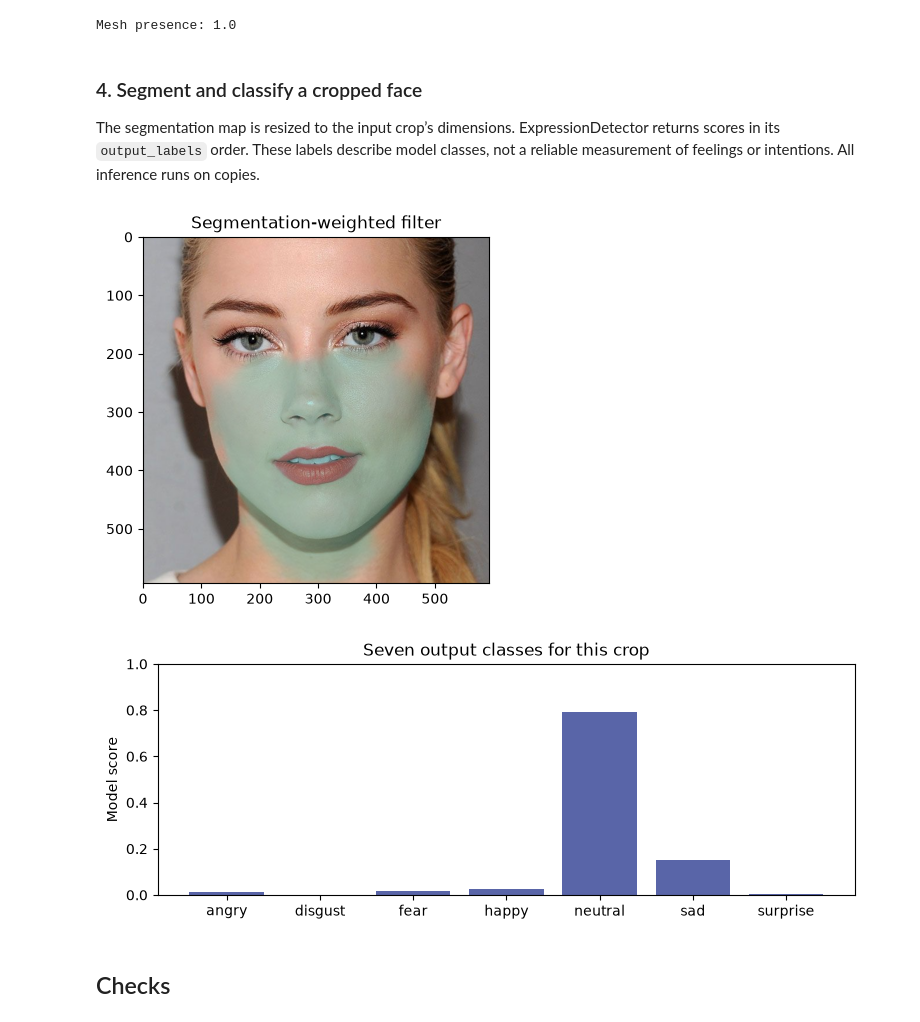
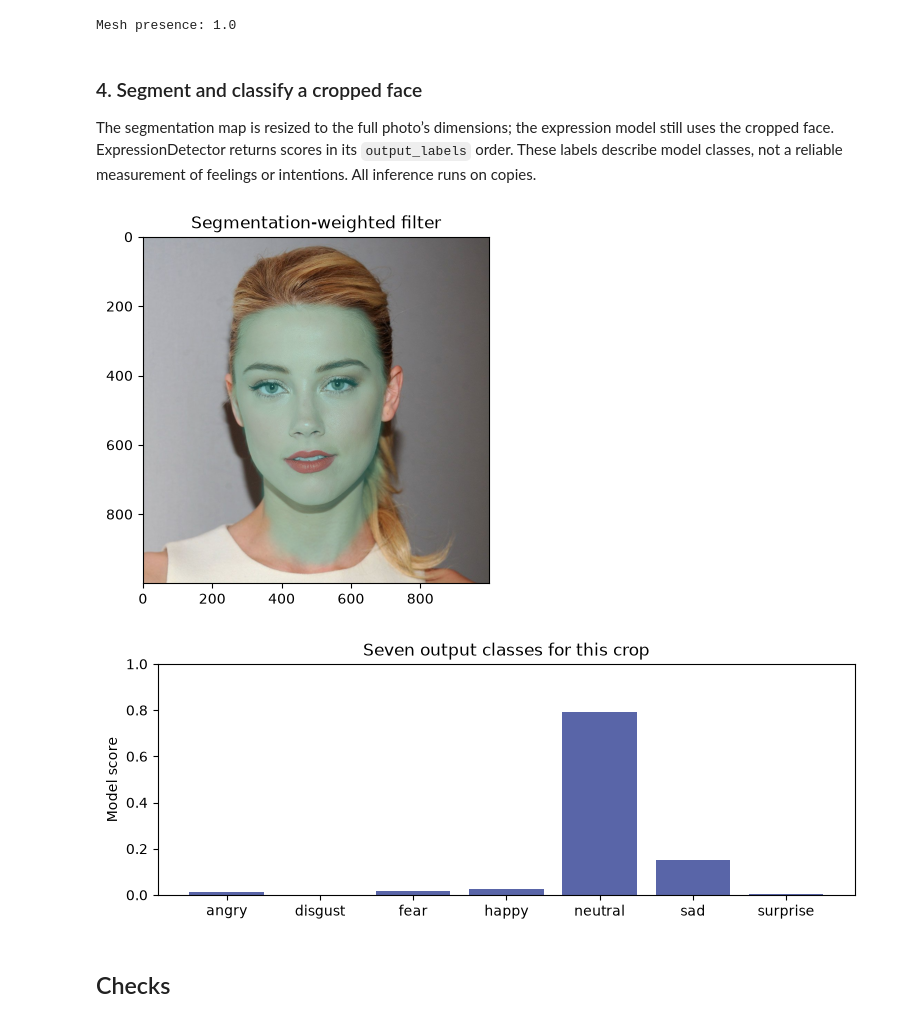
Before and after one commit to bateni1380/landpy, a Jupyter notebook: tutorials/8_face_models_and_effects.ipynb, the cells around one changed output. Saved outputs shown, nothing was run; the diff lists cells and outputs as text; code cells hidden in the pictures.

Commit message:
Update face tutorial to segment the full photo

```diff
--- a/tutorials/8-face-models-and-effects.ipynb
+++ b/tutorials/8_face_models_and_effects.ipynb
@@ -92,19 +92,19 @@ Mesh presence: 1.0
 # %% [markdown]
 ### 4. Segment and classify a cropped face
 
-The segmentation map is resized to the input crop’s dimensions. ExpressionDetector returns scores in its `output_labels` order. These labels describe model classes, not a reliable measurement of feelings or intentions. All inference runs on copies.
+The segmentation map is resized to the full photo’s dimensions; the expression model still uses the cropped face. ExpressionDetector returns scores in its `output_labels` order. These labels describe model classes, not a reliable measurement of feelings or intentions. All inference runs on copies.
 # %%
 segmenter = FaceSegmentationDetector()
-segmentation = segmenter.detect_face_segmentation(working)
-working.copy().implant_filter(Filter('#35c8bb', .35), segmentation).show('Segmentation-weighted filter')
+segmentation = segmenter.detect_face_segmentation(photo)
+photo.copy().implant_filter(Filter('#35c8bb', .35), segmentation).show('Segmentation-weighted filter')
 expression = ExpressionDetector()
 scores = expression.detect_expression(working)[0]
 fig, ax = plt.subplots(figsize=(9, 3))
 ax.bar(expression.output_labels, scores, color='#5965a8')
 ax.set(ylabel='Model score', ylim=(0, 1), title='Seven output classes for this crop')
 plt.show()
 # %% [output]
-[figure, old version]
+[figure, new version]
 [figure]
 # %% [markdown]
 ## Checks
```
Also changed, not shown: parts of 2 cells of this notebook, 3 other files.
